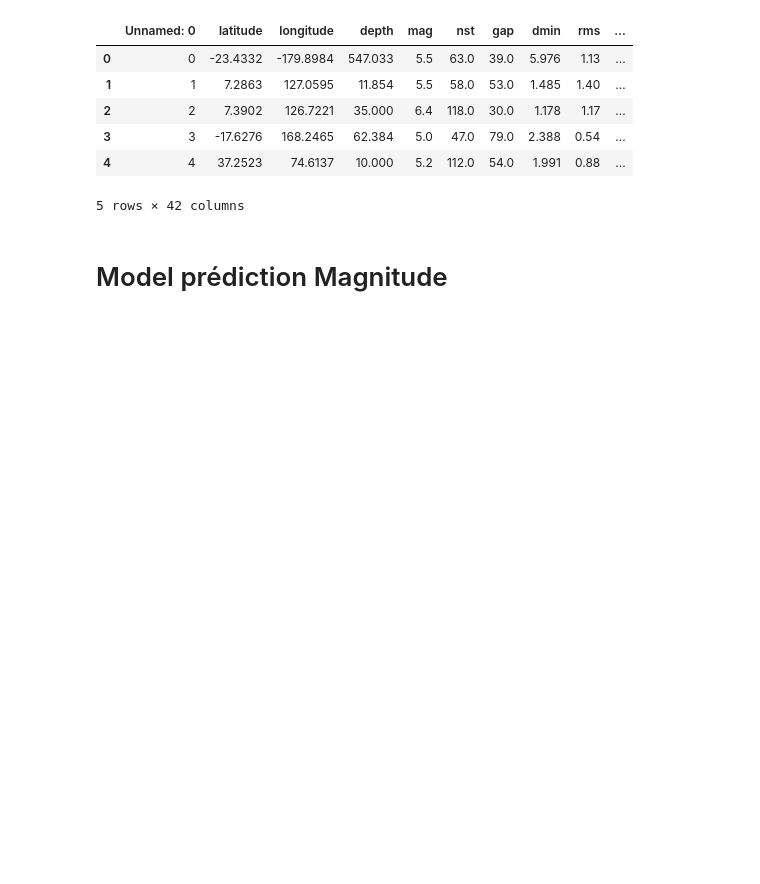
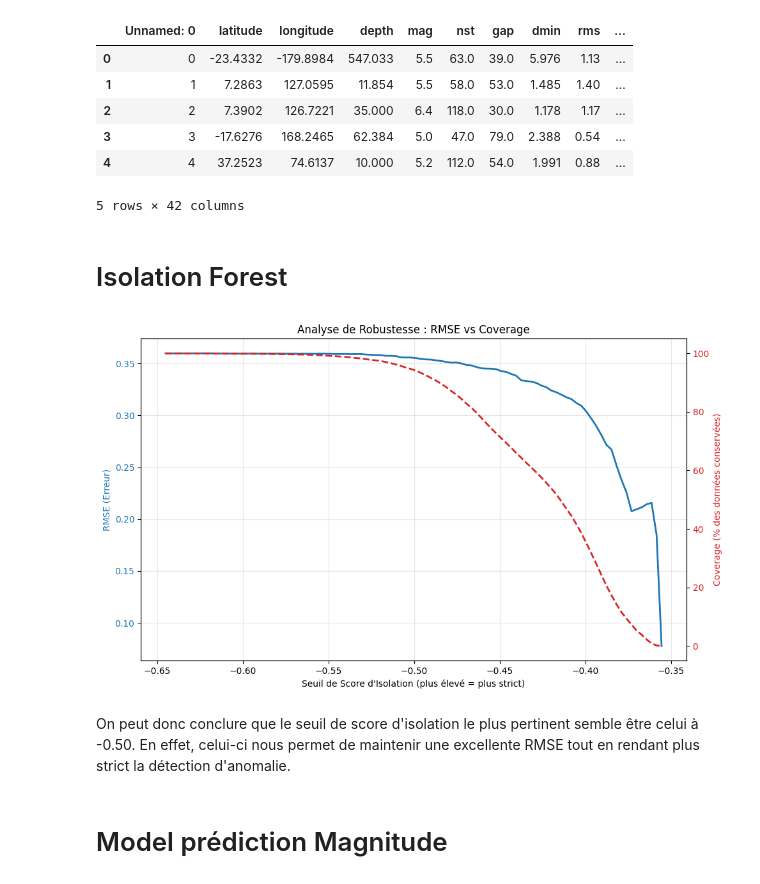
Before and after one commit to TristanRib/Documentation, a Jupyter notebook: notebooks/03_training.ipynb, the cells around one changed output. Cells and saved outputs as stored; diff of their text form; code cells hidden in the pictures; blank space fills up the shorter version.

Commit message:
feat(isolation): Implemented isolationForest

```diff
--- a/notebooks/03_training.ipynb
+++ b/notebooks/03_training.ipynb
@@ -31,6 +34,54 @@ X_test_imputed = imputer.transform(X_test)
 # %%
 X_train_scaled = scaler.fit_transform(X_train_imputed)
 X_test_scaled = scaler.transform(X_test_imputed)
+# %% [markdown]
+# Isolation Forest
+# %%
+iso_forest = IsolationForest(random_state=42)
+iso_forest.fit(X_train_scaled)
+
+anomaly_scores = iso_forest.score_samples(X_test_scaled)
+
+model = LinearRegression()
+model.fit(X_train_scaled, y_train)
+
+y_pred = model.predict(X_test_scaled)
+
+# RMSE de base de notre modèle
+rmse_base = np.sqrt(mean_squared_error(y_test, y_pred))
+
+thresholds = np.linspace(anomaly_scores.min(), anomaly_scores.max(), 100)
+count, rmse = [], []
+n_total = len(y_test)
+
+for t in thresholds:
+    mask = anomaly_scores >= t
+    count.append(100 *mask.sum()/n_total)
+    error = mean_squared_error(y_test[mask], y_pred[mask]) if mask.sum() > 0 else np.nan
+    rmse.append(np.sqrt(error))
+
+fig, ax1 = plt.subplots(figsize=(10, 6))
+
+# ax1 : RMSE
+ax1.plot(thresholds, rmse, color='tab:blue', linewidth=2, label='RMSE')
+ax1.set_xlabel('Seuil de Score d\'Isolation (plus élevé = plus strict)')
+ax1.set_ylabel('RMSE (Erreur)', color='tab:blue')
+ax1.tick_params(axis='y', labelcolor='tab:blue')
+ax1.grid(True, alpha=0.3)
+
+# ax2 : Coverage
+ax2 = ax1.twinx()
+ax2.plot(thresholds, count, color='tab:red', linestyle='--', linewidth=2, label='Coverage %')
+ax2.set_ylabel('Coverage (% des données conservées)', color='tab:red')
+ax2.tick_params(axis='y', labelcolor='tab:red')
+
+# Titre et légende
+plt.title('Analyse de Robustesse : RMSE vs Coverage')
+fig.tight_layout()
+# %% [output]
+[figure, added]
+# %% [markdown]
+On peut donc conclure que le seuil de score d'isolation le plus pertinent semble être celui à -0.50. En effet, celui-ci nous permet de maintenir une excellente RMSE tout en rendant plus strict la détection d'anomalie.
 # %% [markdown]
 # Model prédiction Magnitude
 # %%
```
Also changed, not shown: parts of 2 cells of this notebook, 3 other files.
